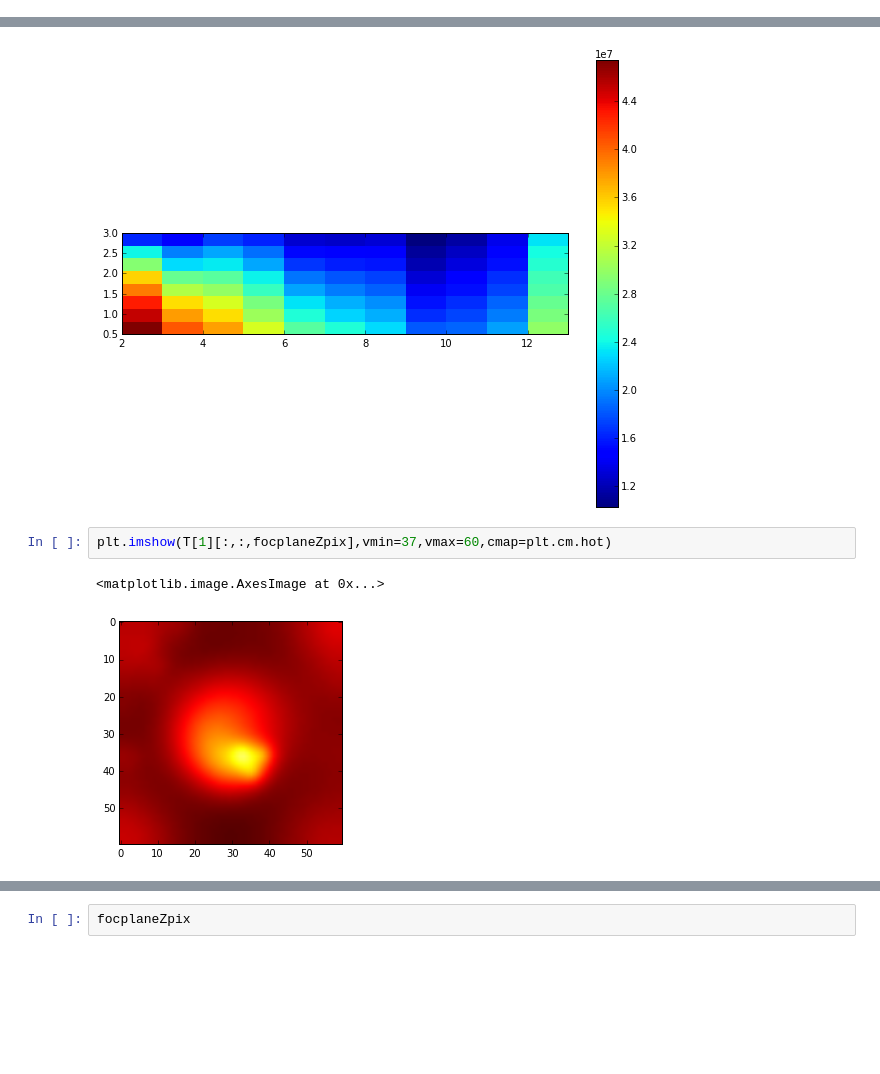
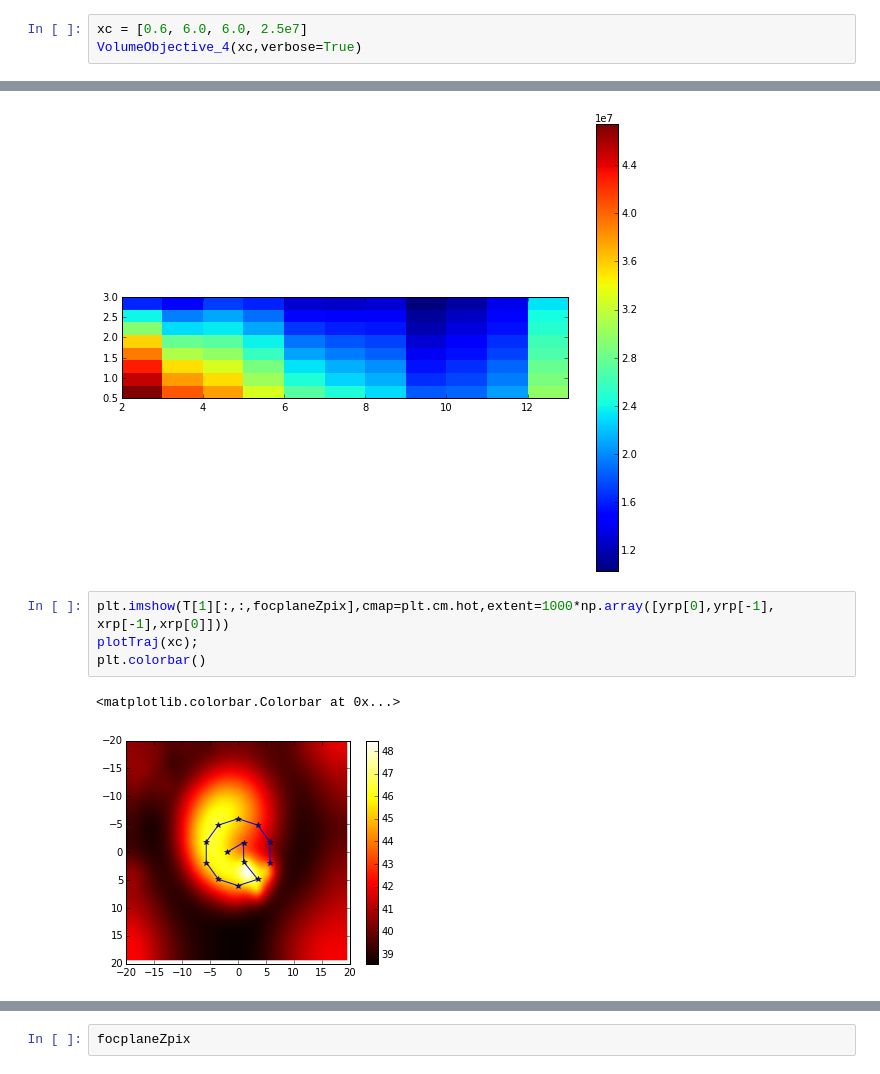
Before and after one commit to vlchaplin/fus_thermalmodelling, a Jupyter notebook: ablation_param_grid.ipynb, the cells around one changed output, grey strips where cells are left out. Saved outputs shown, nothing was run; the diff lists cells and outputs as text; blank space fills up the shorter version.

```diff
--- a/ablation_param_grid.ipynb
+++ b/ablation_param_grid.ipynb
@@ -337,0 +414,3 @@ plotTraj([0.3, 14.0, 0.2]);
+# %%
+xc = [0.6, 6.0, 6.0, 2.5e7]
+VolumeObjective_4(xc,verbose=True)
@@ -397,7 +499,9 @@ plt.colorbar()
 <matplotlib.colorbar.Colorbar at 0x...>
 [figure]
 # %%
-plt.imshow(T[1][:,:,focplaneZpix],vmin=37,vmax=60,cmap=plt.cm.hot)
+plt.imshow(T[1][:,:,focplaneZpix],cmap=plt.cm.hot,extent=1000*np.array([yrp[0],yrp[-1], xrp[-1],xrp[0]]))
+plotTraj(xc);
+plt.colorbar()
 # %% [output]
-<matplotlib.image.AxesImage at 0x...>
+<matplotlib.colorbar.Colorbar at 0x...>
-[figure, old version]
+[figure, new version]
```
Also changed, not shown: parts of 47 cells of this notebook, 2 other files.
